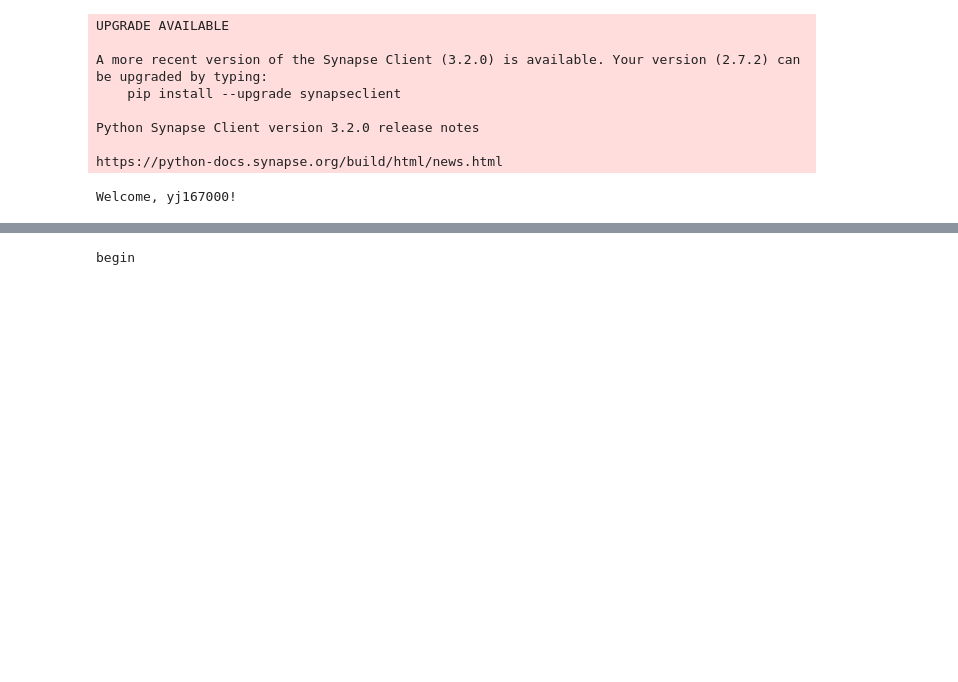
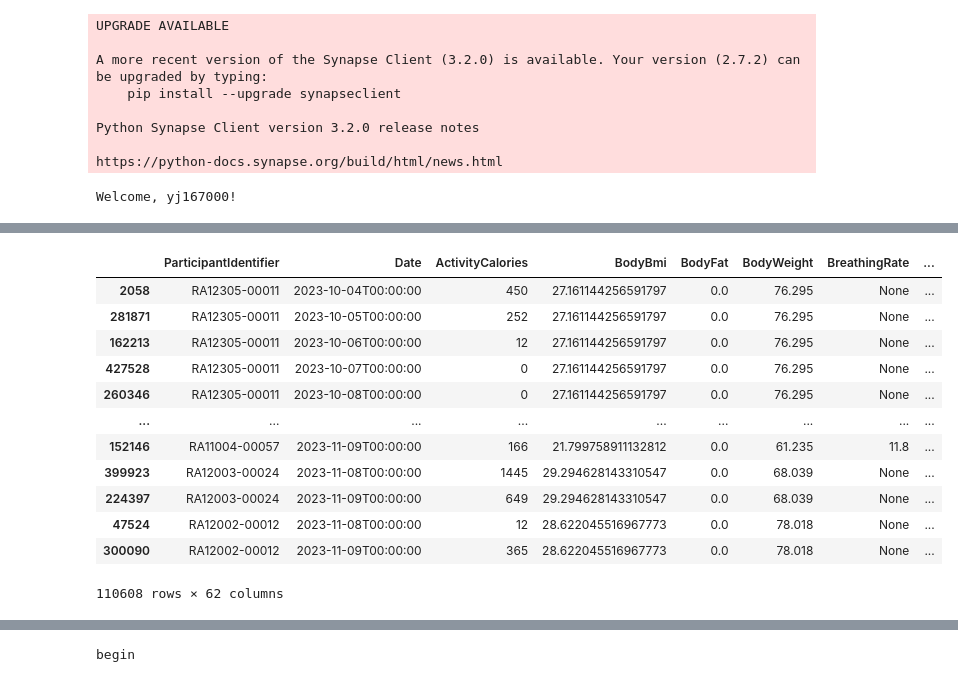
Before and after one commit to Sage-Bionetworks/RECOVER-MHDR-Analysis, a Jupyter notebook: Duke_team/File_visit.ipynb, the cells around one changed output, grey strips where cells are left out. Saved outputs shown, nothing was run; the diff lists cells and outputs as text; code cells hidden in the pictures; blank space fills up the shorter version.

```diff
--- a/Duke_team/File_visit.ipynb
+++ b/Duke_team/File_visit.ipynb
@@ -171,0 +190,16 @@ onlyS2C5 number is 668
+# %%
+new2_fitbit_daily
+# %% [output]
+|  | ParticipantIdentifier | Date | ActivityCalories | BodyBmi | BodyFat | BodyWeight | BreathingRate | ... |
+| 2058 | RA12305-00011 | 2023-10-04T00:00:00 | 450 | 27.161144256591797 | 0.0 | 76.295 | None | ... |
+| 281871 | RA12305-00011 | 2023-10-05T00:00:00 | 252 | 27.161144256591797 | 0.0 | 76.295 | None | ... |
+| 162213 | RA12305-00011 | 2023-10-06T00:00:00 | 12 | 27.161144256591797 | 0.0 | 76.295 | None | ... |
+| 427528 | RA12305-00011 | 2023-10-07T00:00:00 | 0 | 27.161144256591797 | 0.0 | 76.295 | None | ... |
+| 260346 | RA12305-00011 | 2023-10-08T00:00:00 | 0 | 27.161144256591797 | 0.0 | 76.295 | None | ... |
+| ... | ... | ... | ... | ... | ... | ... | ... | ... |
+| 152146 | RA11004-00057 | 2023-11-09T00:00:00 | 166 | 21.799758911132812 | 0.0 | 61.235 | 11.8 | ... |
+| 399923 | RA12003-00024 | 2023-11-08T00:00:00 | 1445 | 29.294628143310547 | 0.0 | 68.039 | None | ... |
+| 224397 | RA12003-00024 | 2023-11-09T00:00:00 | 649 | 29.294628143310547 | 0.0 | 68.039 | None | ... |
+| 47524 | RA12002-00012 | 2023-11-08T00:00:00 | 12 | 28.622045516967773 | 0.0 | 78.018 | None | ... |
+| 300090 | RA12002-00012 | 2023-11-09T00:00:00 | 365 | 28.622045516967773 | 0.0 | 78.018 | None | ... |
+110608 rows × 62 columns
```
Also changed, not shown: parts of 25 cells of this notebook, 1 other file.
